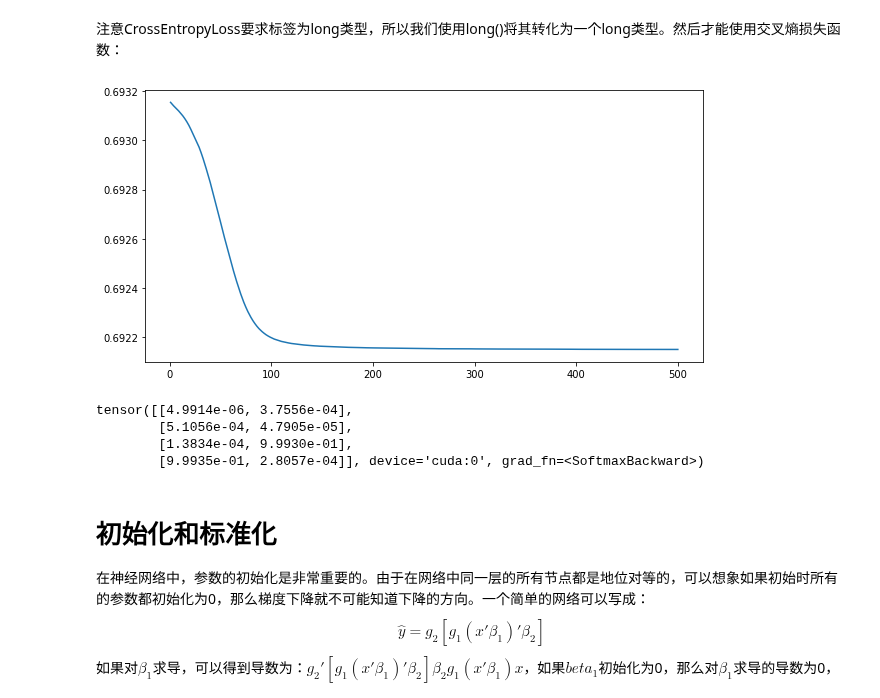
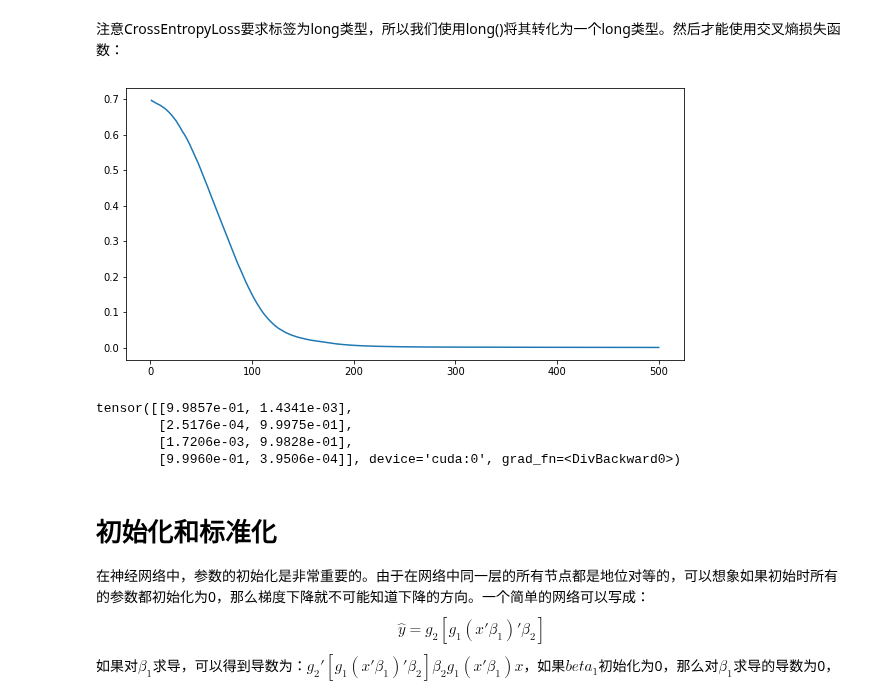
Before and after one commit to sijichun/PythonTutor, a Jupyter notebook: NN.ipynb, the cells around one changed output. Saved outputs shown, nothing was run; the diff lists cells and outputs as text; code cells hidden in the pictures.

```diff
--- a/NN.ipynb
+++ b/NN.ipynb
@@ -551,7 +551,7 @@ class XOR_net(nn.Module):
         self.layer1=nn.Sequential(nn.Linear(2,6),nn.ReLU(inplace=True))
         # 第二层：线性组合，6个输入2个输出，注意使用了Softmax激活函数
         # dim=0代表在哪个维度上加起来为1，这里只有一个维度，所以是0
-        self.layer2=nn.Sequential(nn.Linear(6,2), nn.Softmax(dim=0))
+        self.layer2=nn.Sequential(nn.Linear(6,2))
     def forward(self,x):
         x=self.layer1(x)
         x=self.layer2(x)
@@ -563,38 +563,40 @@ criterion=nn.CrossEntropyLoss()
 optimizer=optim.Adam(model.parameters(), lr=0.01)
 losses=[]
 for i in range(500):
     for x,y in xor_dl2:
         # 将x计算预测值
         y_pred=model(x.to(device))
         # 计算损失
         loss=criterion(y_pred, y.to(device))
         losses.append(loss.item())
         # 反向传播
         optimizer.zero_grad()
         loss.backward()
         optimizer.step()
 
 import matplotlib.pyplot as plt
 %matplotlib inline
 plt.rcParams['figure.figsize'] = (10.0, 5.0)
 
 i=np.arange(len(losses))+1
 plt.plot(i,np.array(losses))
 plt.show()
 
 X_pred=torch.tensor([[0.0,0],[0,1],[1,0],[1,1]]).to(device)
 
 # 改为预测模式
 model.eval()
 # 预测
 result=model(X_pred)
+result=torch.exp(result)
+result=result/torch.sum(result, axis=1).unsqueeze(1)
 print(result)
 # %% [output]
-[figure, old version]
+[figure, new version]
-tensor([[4.9914e-06, 3.7556e-04],
-        [5.1056e-04, 4.7905e-05],
-        [1.3834e-04, 9.9930e-01],
-        [9.9935e-01, 2.8057e-04]], device='cuda:0', grad_fn=<SoftmaxBackward>)
+tensor([[9.9857e-01, 1.4341e-03],
+        [2.5176e-04, 9.9975e-01],
+        [1.7206e-03, 9.9828e-01],
+        [9.9960e-01, 3.9506e-04]], device='cuda:0', grad_fn=<DivBackward0>)
 # %% [markdown]
 # 初始化和标准化
 
```
Also changed, not shown: parts of 12 cells of this notebook, 17 other files.
